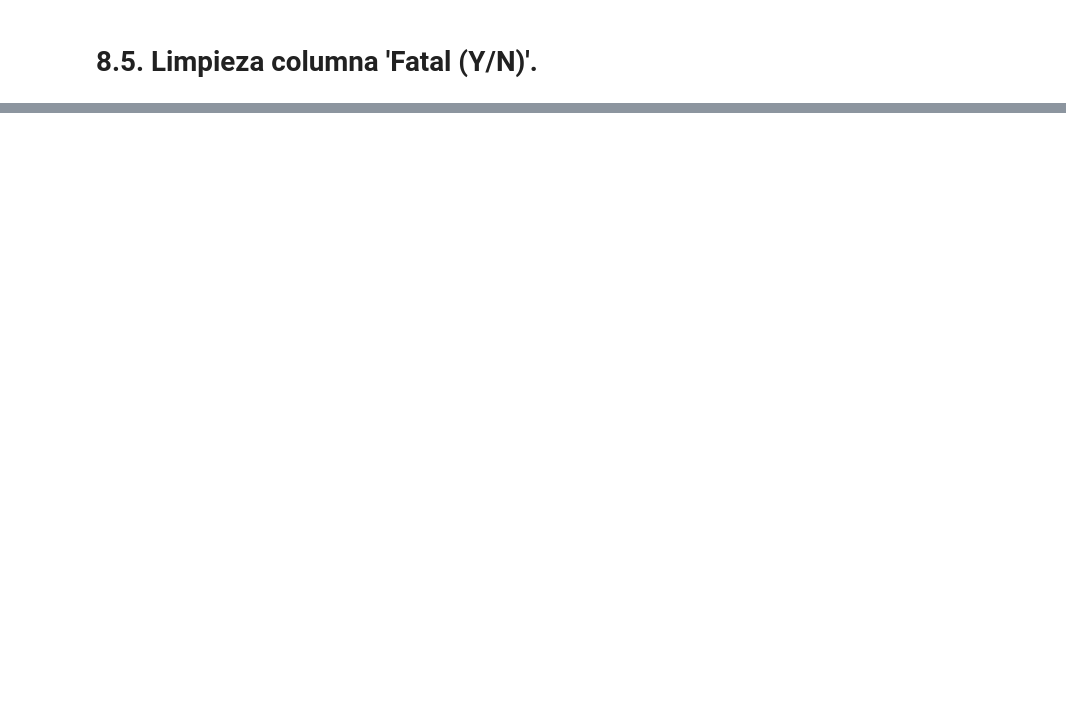
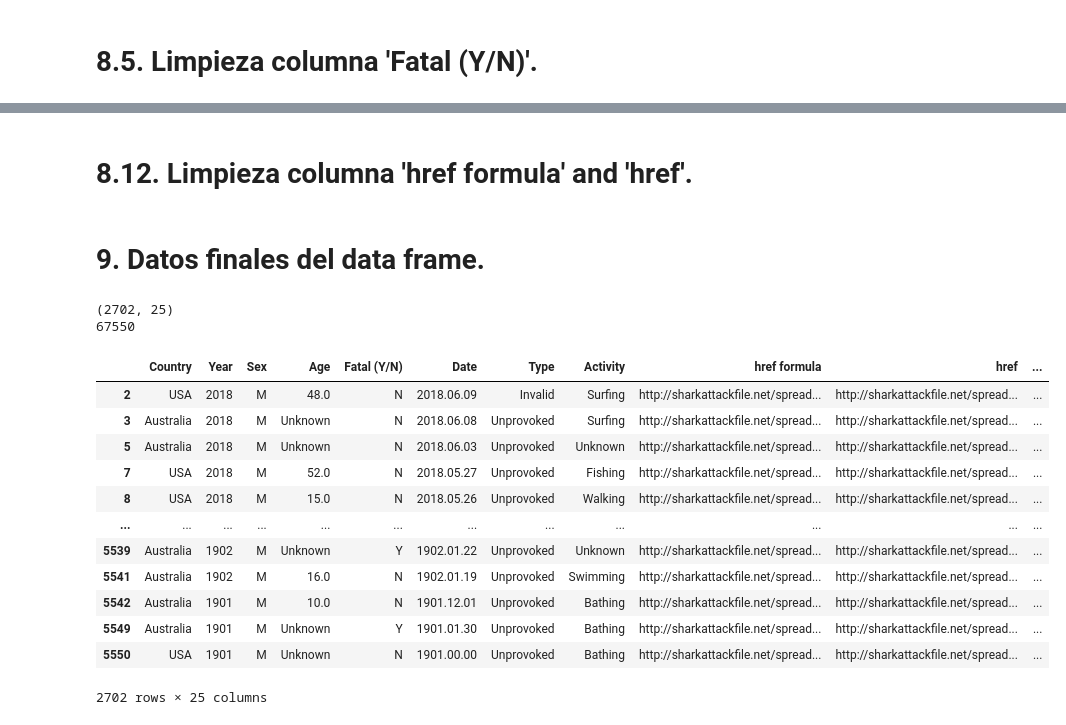
Before and after one commit to mariasanzr/2.5-lab_espantatiburones, a Jupyter notebook: shark_attack.ipynb, the cells around one changed output, grey strips where cells are left out. Cells and saved outputs as stored; diff of their text form; code cells hidden in the pictures; blank space fills up the shorter version.

```diff
--- a/shark_attacks (1).ipynb
+++ b/shark_attack.ipynb
@@ -8,9 +6,9 @@ import numpy as np
 from IPython.display import HTML
 from datetime import datetime
 import re
+pd.options.display.max_rows = 25
 import warnings
 warnings.filterwarnings('ignore')
-pd.set_option('display.max_columns', None)
 # %% [markdown]
 # 2. Importación del archivo y creación del data frame
 # %%
@@ -160,10 +158,9 @@ sharks = sharks.fillna('Unknown')
 # %% [markdown]
 # 7. Reordenación de columnas según el objetivo
 # %%
-columns_order = ['Country', 'Year', 'Sex ', 'Age', 'Fatal (Y/N)', 'Date', 'Type',  'Area', 'Location',
-       'Activity', 'Name', 'Injury', 'Time',
-       'Species ', 'Investigator or Source', 'pdf', 'href formula', 'href', 'Case Number',
-       'Case Number.1', 'Case Number.2', 'original order', 'Unnamed: 22',
+columns_order = ['Country', 'Year', 'Sex ', 'Age', 'Fatal (Y/N)', 'Date', 'Type', 'Activity', 'href formula', 'href', 'Case Number',
+       'Case Number.1', 'Case Number.2', 'Area', 'Location', 'Name', 'Injury', 'Time',
+       'Species ', 'Investigator or Source', 'pdf', 'original order', 'Unnamed: 22',
        'Unnamed: 23']
 sharks = sharks.reindex(columns = columns_order)
 # %% [markdown]
@@ -171,3 +168,7 @@ sharks = sharks.reindex(columns = columns_order)
+# %%
+sharks = sharks.rename(columns = {'Sex ': 'Sex'})
+
+sharks = sharks.rename(columns = {'Species ': 'Species'})
 # %% [markdown]
 # 8. Limpieza de los datos por COLUMNA
 # %% [markdown]
@@ -430,0 +460,2 @@ sharks['original order'].unique()
+# %% [markdown]
+# 8.12. Limpieza columna 'href formula' and 'href'.
@@ -430,0 +466,25 @@ sharks['original order'].unique()
+# %% [markdown]
+# 9. Datos finales del data frame.
+# %%
+print(sharks.shape)
+
+print(sharks.size)
+# %% [output]
+(2702, 25)
+67550
+# %%
+display(sharks)
+# %% [output]
+|  | Country | Year | Sex | Age | Fatal (Y/N) | Date | Type | Activity | href formula | href | ... |
+| 2 | USA | 2018 | M | 48.0 | N | 2018.06.09 | Invalid | Surfing | http://sharkattackfile.net/spread... | http://sharkattackfile.net/spread... | ... |
+| 3 | Australia | 2018 | M | Unknown | N | 2018.06.08 | Unprovoked | Surfing | http://sharkattackfile.net/spread... | http://sharkattackfile.net/spread... | ... |
+| 5 | Australia | 2018 | M | Unknown | N | 2018.06.03 | Unprovoked | Unknown | http://sharkattackfile.net/spread... | http://sharkattackfile.net/spread... | ... |
+| 7 | USA | 2018 | M | 52.0 | N | 2018.05.27 | Unprovoked | Fishing | http://sharkattackfile.net/spread... | http://sharkattackfile.net/spread... | ... |
+| 8 | USA | 2018 | M | 15.0 | N | 2018.05.26 | Unprovoked | Walking | http://sharkattackfile.net/spread... | http://sharkattackfile.net/spread... | ... |
+| ... | ... | ... | ... | ... | ... | ... | ... | ... | ... | ... | ... |
+| 5539 | Australia | 1902 | M | Unknown | Y | 1902.01.22 | Unprovoked | Unknown | http://sharkattackfile.net/spread... | http://sharkattackfile.net/spread... | ... |
+| 5541 | Australia | 1902 | M | 16.0 | N | 1902.01.19 | Unprovoked | Swimming | http://sharkattackfile.net/spread... | http://sharkattackfile.net/spread... | ... |
+| 5542 | Australia | 1901 | M | 10.0 | N | 1901.12.01 | Unprovoked | Bathing | http://sharkattackfile.net/spread... | http://sharkattackfile.net/spread... | ... |
+| 5549 | Australia | 1901 | M | Unknown | Y | 1901.01.30 | Unprovoked | Bathing | http://sharkattackfile.net/spread... | http://sharkattackfile.net/spread... | ... |
+| 5550 | USA | 1901 | M | Unknown | N | 1901.00.00 | Unprovoked | Bathing | http://sharkattackfile.net/spread... | http://sharkattackfile.net/spread... | ... |
+2702 rows × 25 columns
```
Also changed, not shown: parts of 36 cells of this notebook, 1 other file.
